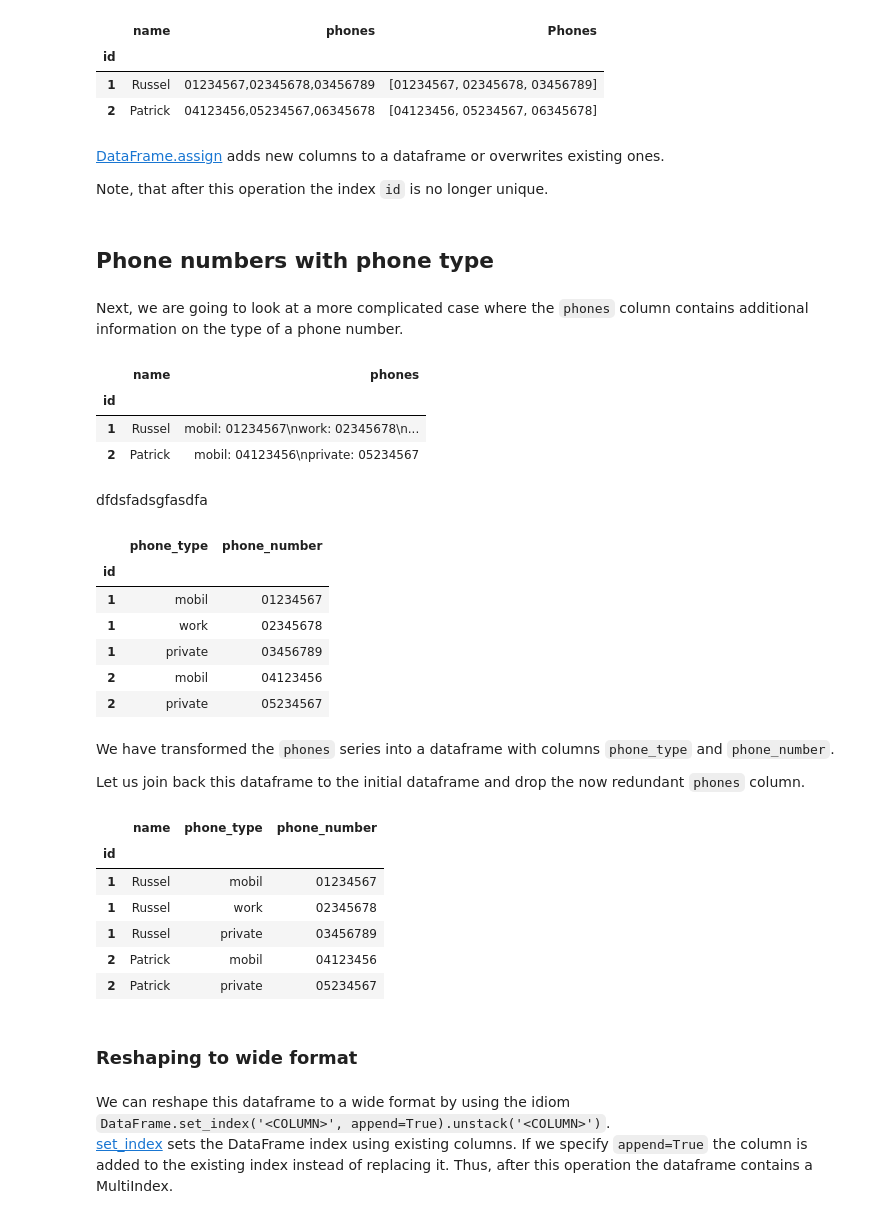
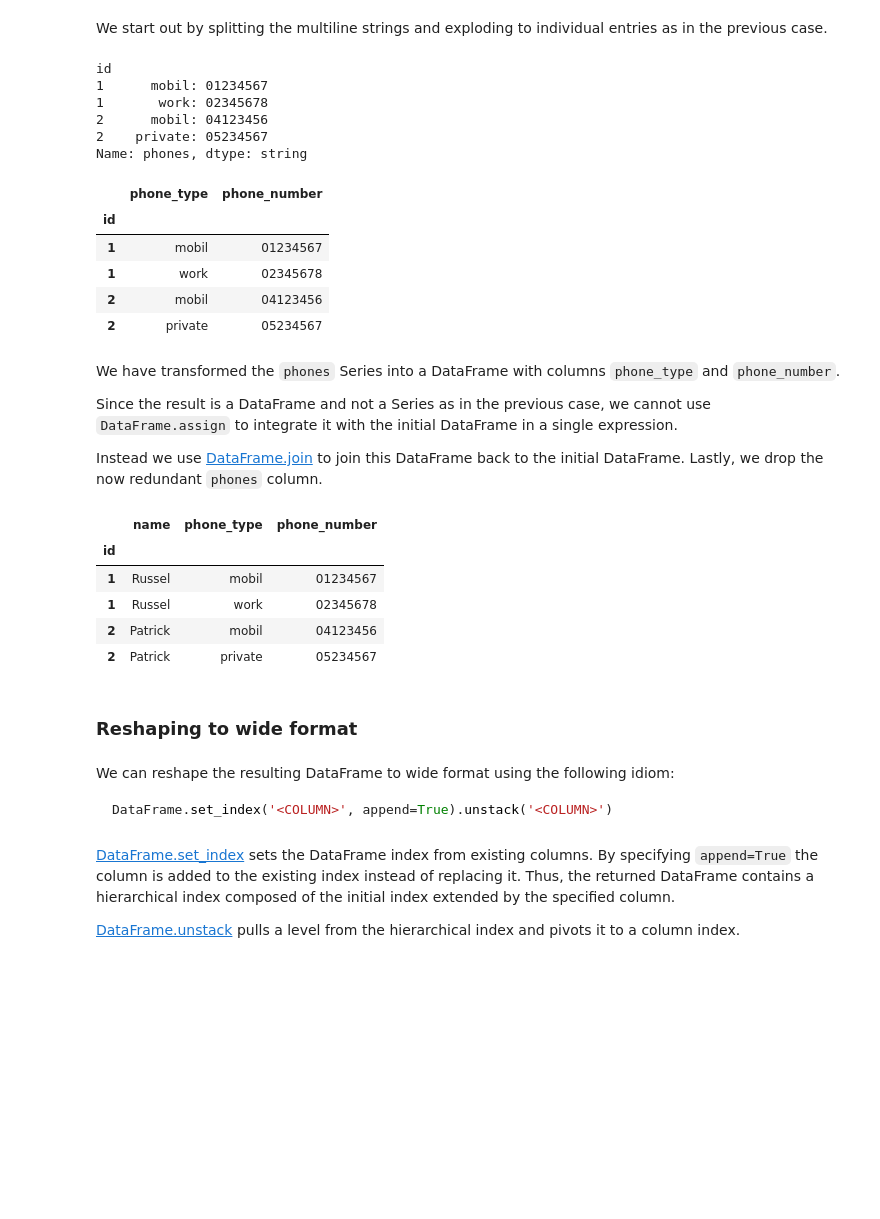
Before and after one commit to tzelleke/jupyter-notebooks, a Jupyter notebook: pandas/string-processing.ipynb, the cells around one changed output. Saved outputs shown, nothing was run; the diff lists cells and outputs as text; code cells hidden in the pictures; blank space fills up the shorter version.

Commit message:
wip: pandas/string-processing

````diff
--- a/pandas/string-processing.ipynb
+++ b/pandas/string-processing.ipynb
@@ -29,11 +80,15 @@ In this dataset the `phones` column contains multiple phone numbers separated by
 # %%
 csv = io.StringIO('\n'.join([
     'id,name,phones',
-    '1,Russel,"01234567,02345678,03456789"',
-    '2,Patrick,"04123456,05234567,06345678"',
+    '1,Russel,"mobil: 01234567\nwork: 02345678"',
+    '2,Patrick,"mobil: 04123456\nprivate: 05234567"',
 ]))
 
-df = pd.read_csv(csv, index_col='id')
+df = pd.read_csv(
+    csv,
+    index_col='id',
+    dtype={'name': 'string', 'phones': 'string'},
+)
 df
 # %% [output]
 |  | name | phones |
@@ -50,36 +98,14 @@ We are going to reshape the dataframe to hold a unique record for each phone num
+# %% [markdown]
+We start out by splitting the multiline strings and exploding to individual entries as in the previous case.
 # %%
-df.assign(
-    Phones=df.phones.str.split(',')
-).explode('phones')
+df.phones.str.split('\n').explode().astype('string')
 # %% [output]
-|  | name | phones | Phones |
-| id |  |  |  |
-| 1 | Russel | 01234567,02345678,03456789 | [01234567, 02345678, 03456789] |
-| 2 | Patrick | 04123456,05234567,06345678 | [04123456, 05234567, 06345678] |
+id
+1      mobil: 01234567
+1       work: 02345678
+2      mobil: 04123456
+2    private: 05234567
+Name: phones, dtype: string
-# %% [markdown]
-[DataFrame.assign](https://pandas.pydata.org/docs/reference/api/pandas.DataFrame.assign.html) adds new columns to a dataframe or overwrites existing ones.
-
-Note, that after this operation the index `id` is no longer unique.
-# %% [markdown]
-## Phone numbers with phone type
-# %% [markdown]
-Next, we are going to look at a more complicated case where the `phones` column contains additional information on the type of a phone number.
-# %%
-csv = io.StringIO('\n'.join([
-    'id,name,phones',
-    '1,Russel,"mobil: 01234567\nwork: 02345678\nprivate: 03456789"',
-    '2,Patrick,"mobil: 04123456\nprivate: 05234567"',
-]))
-
-df = pd.read_csv(csv, index_col='id')
-df
-# %% [output]
-|  | name | phones |
-| id |  |  |
-| 1 | Russel | mobil: 01234567\nwork: 02345678\n... |
-| 2 | Patrick | mobil: 04123456\nprivate: 05234567 |
-# %% [markdown]
-dfdsfadsgfasdfa
 # %%
 (
     df.phones
@@ -95,39 +121,47 @@ dfdsfadsgfasdfa
 | id |  |  |
 | 1 | mobil | 01234567 |
 | 1 | work | 02345678 |
-| 1 | private | 03456789 |
 | 2 | mobil | 04123456 |
 | 2 | private | 05234567 |
-# %% [markdown]
-We have transformed the `phones` series into a dataframe with columns `phone_type` and `phone_number`.
-
-Let us join back this dataframe to the initial dataframe and drop the now redundant `phones` column.
+# %% [markdown]
+We have transformed the `phones` Series into a DataFrame with columns `phone_type` and `phone_number`.
+
+Since the result is a DataFrame and not a Series as in the previous case, we cannot use `DataFrame.assign` to integrate it with the initial DataFrame in a single expression.
+
+Instead we use [DataFrame.join](https://pandas.pydata.org/docs/reference/api/pandas.DataFrame.join.html) to join this DataFrame back to the initial DataFrame.
+Lastly, we drop the now redundant `phones` column.
 # %%
 df.join(
     df.phones
         .str.split('\n').explode()
         .str.split(':', expand=True)
         .rename(columns={
             0: 'phone_type',
             1: 'phone_number',
         })
+        .astype({'phone_type': 'category'})
 ).drop('phones', axis='columns')
 # %% [output]
 |  | name | phone_type | phone_number |
 | id |  |  |  |
 | 1 | Russel | mobil | 01234567 |
 | 1 | Russel | work | 02345678 |
-| 1 | Russel | private | 03456789 |
 | 2 | Patrick | mobil | 04123456 |
 | 2 | Patrick | private | 05234567 |
 # %% [markdown]
 ### Reshaping to wide format
+# %% [markdown]
+We can reshape the resulting DataFrame to wide format using the following idiom:
+
+```python
+DataFrame.set_index('<COLUMN>', append=True).unstack('<COLUMN>')
+```
 # %% [markdown]
-We can reshape this dataframe to a wide format by using the idiom
-`DataFrame.set_index('<COLUMN>', append=True).unstack('<COLUMN>')`.
-[set_index](https://pandas.pydata.org/docs/reference/api/pandas.DataFrame.set_index.html) sets the DataFrame index using existing columns.
-If we specify `append=True` the column is added to the existing index instead of replacing it.
-Thus, after this operation the dataframe contains a MultiIndex.
+[DataFrame.set_index](https://pandas.pydata.org/docs/reference/api/pandas.DataFrame.set_index.html) sets the DataFrame index from existing columns.
+By specifying `append=True` the column is added to the existing index instead of replacing it.
+Thus, the returned DataFrame contains a hierarchical index composed of the initial index extended by the specified column.
+
+[DataFrame.unstack](https://pandas.pydata.org/docs/reference/api/pandas.DataFrame.unstack.html) pulls a level from the hierarchical index and pivots it to a column index.
 # %%
 (
     df.phones
````
Also changed, not shown: parts of 22 cells of this notebook.
